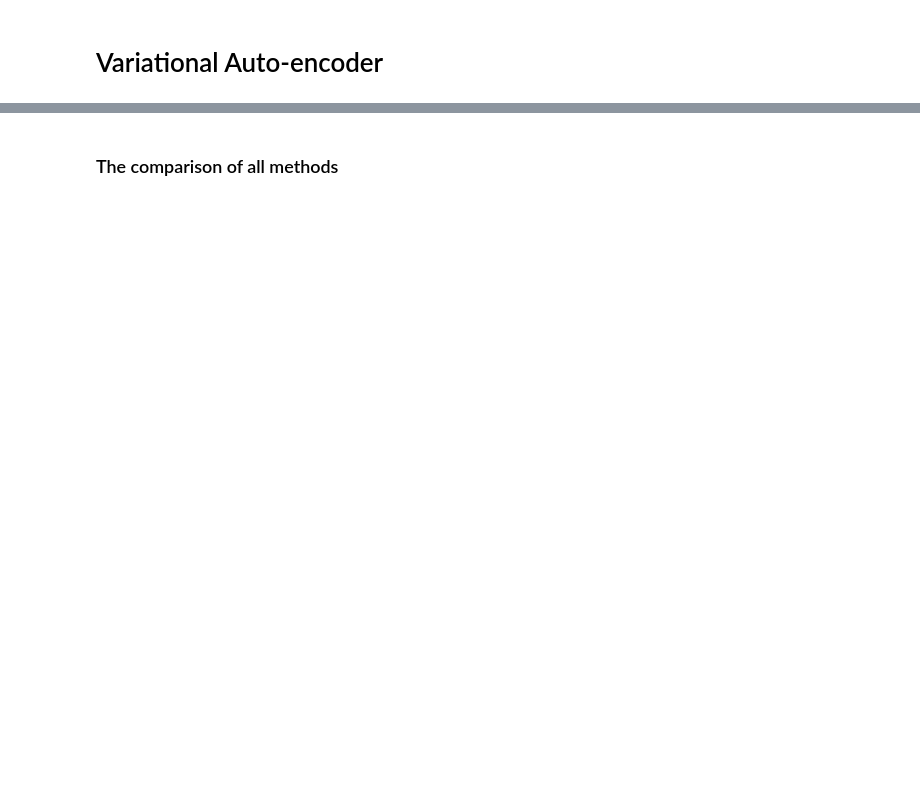
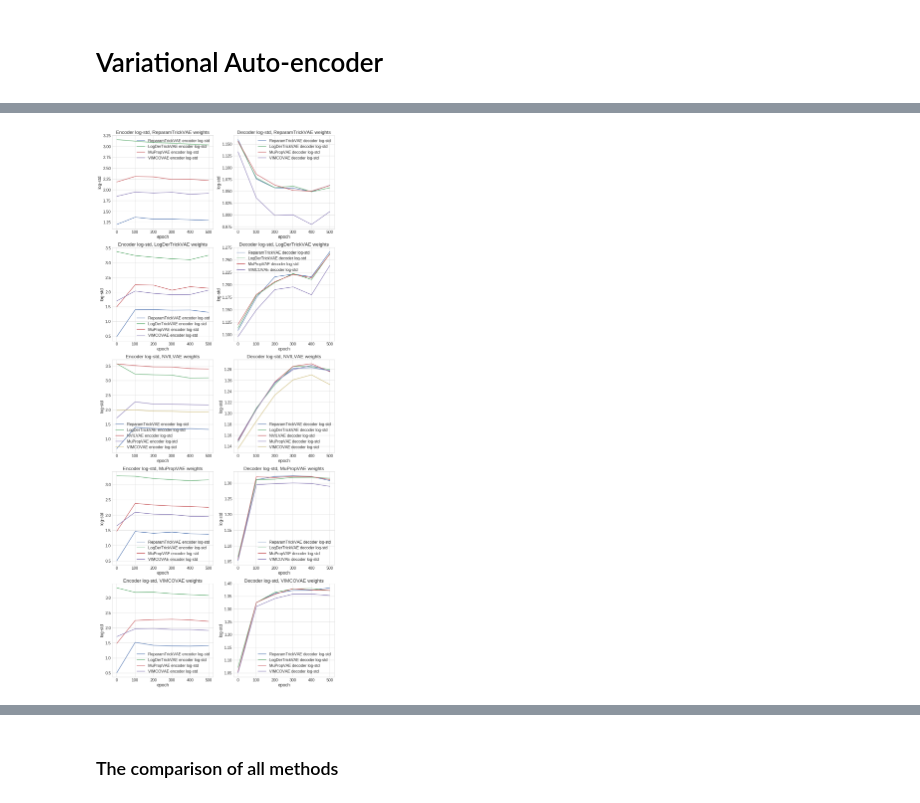
Before and after one commit to ai-alanov/Variational-Autoencoder, a Jupyter notebook: notebook/VAE.ipynb, the cells around one changed output, grey strips where cells are left out. Drawn from its saved outputs; the diff is of its cells as text; code cells hidden in the pictures; blank space fills up the shorter version.

```diff
--- a/notebook/VAE.ipynb
+++ b/notebook/VAE.ipynb
@@ -2,0 +126,16 @@
+# %%
+config_params = {
+    'n_epochs': 501,
+    'display_step': 100,
+    'save_weights': True,
+    'save_step': 100,
+    'save_path': 'VAE-G-m{}/'.format(train_params['obj_samples']),
+    'cuda_devices': '0,1',
+    'n_iterations': 10
+}
+# %%
+consider_stds(vaes, vae_params, train_params['data'], config_params['n_epochs'], train_params['batch_size'],
+              config_params['n_iterations'], config_params['save_step'], config_params['save_path'],
+              config_params['cuda_devices'])
+# %% [output]
+[figure, added]
```
Also changed, not shown: parts of 19 cells of this notebook, 2 other files.
